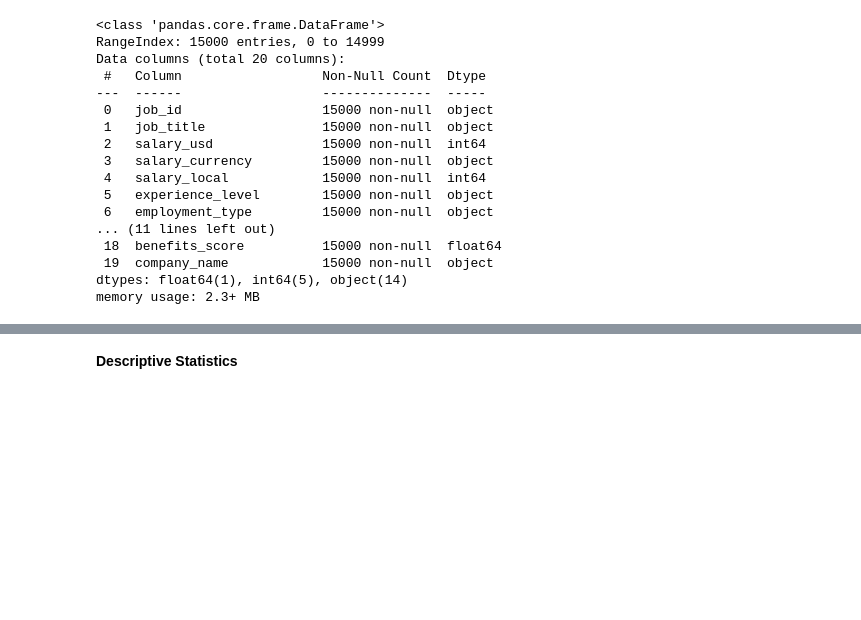
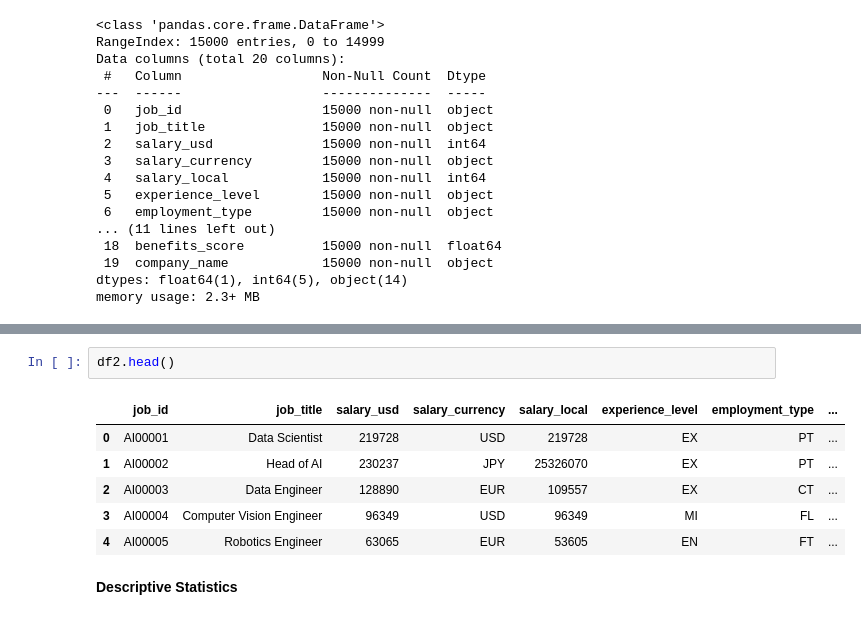
Before and after one commit to Atieng/Global-AI-Job-Market-Intelligence-Report, a Jupyter notebook: index.ipynb, the cells around one changed output, grey strips where cells are left out. Saved outputs shown, nothing was run; the diff lists cells and outputs as text; blank space fills up the shorter version.

```diff
--- a/index.ipynb
+++ b/index.ipynb
@@ -162,3 +171,12 @@ memory usage: 2.3+ MB
+# %%
+df2.head()
+# %% [output]
+|  | job_id | job_title | salary_usd | salary_currency | salary_local | experience_level | employment_type | ... |
+| 0 | AI00001 | Data Scientist | 219728 | USD | 219728 | EX | PT | ... |
+| 1 | AI00002 | Head of AI | 230237 | JPY | 25326070 | EX | PT | ... |
+| 2 | AI00003 | Data Engineer | 128890 | EUR | 109557 | EX | CT | ... |
+| 3 | AI00004 | Computer Vision Engineer | 96349 | USD | 96349 | MI | FL | ... |
+| 4 | AI00005 | Robotics Engineer | 63065 | EUR | 53605 | EN | FT | ... |
 # %% [markdown]
 **Descriptive Statistics**
 # %%
```
Also changed, not shown: parts of 12 cells of this notebook.
